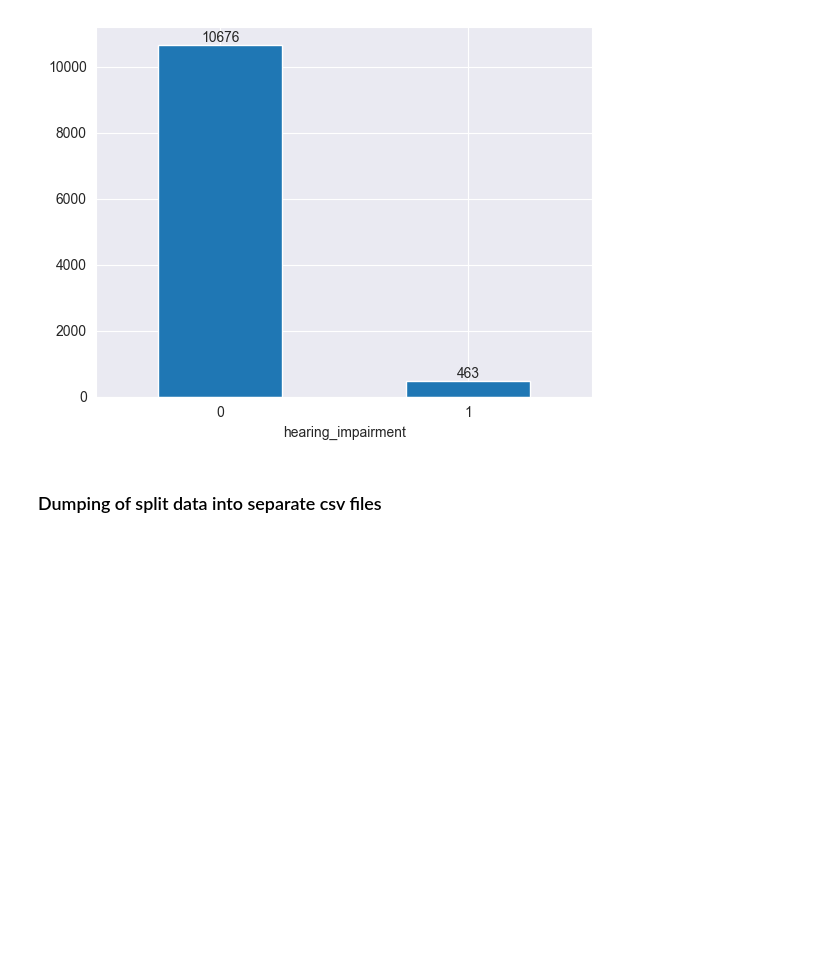
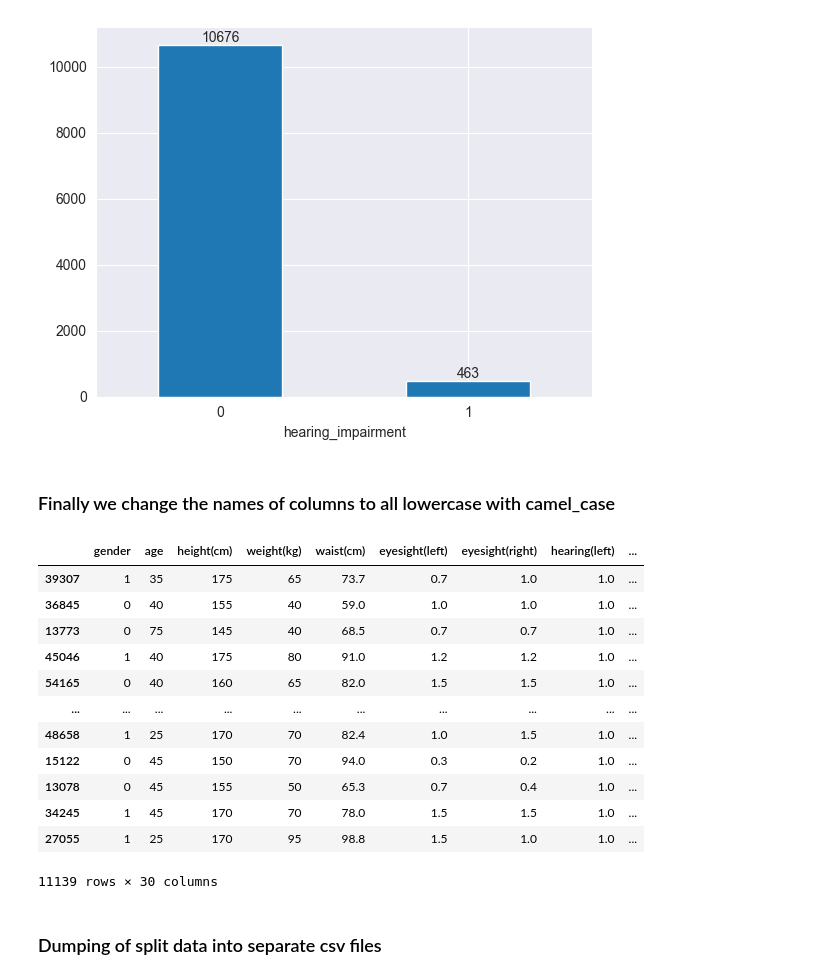
Before and after one commit to balooooooooo/machine_learning_1_coursework, a Jupyter notebook: supervised_preprocessing.ipynb, the cells around one changed output. Saved outputs shown, nothing was run; the diff lists cells and outputs as text; code cells hidden in the pictures; blank space fills up the shorter version.

```diff
--- a/supervised_preprocessing.ipynb
+++ b/supervised_preprocessing.ipynb
@@ -6,7 +6,7 @@ from IPython.display import display
 import matplotlib.pyplot as plt
 import seaborn as sns
 import numpy as np
-smoking_data = pd.read_csv("data/smoking.csv")
+smoking_data = pd.read_csv("source_data/smoking.csv")
 smoking_data
 # %% [output]
 |  | ID | gender | age | height(cm) | weight(kg) | waist(cm) | eyesight(left) | eyesight(right) | ... |
@@ -218,6 +218,33 @@ get_hearing_impairment(train)
 get_hearing_impairment(test)
 # %% [output]
 [figure]
+# %% [markdown]
+### Finally we change the names of columns to all lowercase with camel_case
+# %%
+train.rename(columns = str.lower, inplace= True)
+train.rename(columns = str.strip, inplace= True)
+train.rename(columns=lambda s: s.replace(" ", "_"), inplace=True)
+train
+
+
+test.rename(columns = str.lower, inplace= True)
+test.rename(columns = str.strip, inplace= True)
+test.rename(columns=lambda s: s.replace(" ", "_"), inplace=True)
+test
+# %% [output]
+|  | gender | age | height(cm) | weight(kg) | waist(cm) | eyesight(left) | eyesight(right) | hearing(left) | ... |
+| 39307 | 1 | 35 | 175 | 65 | 73.7 | 0.7 | 1.0 | 1.0 | ... |
+| 36845 | 0 | 40 | 155 | 40 | 59.0 | 1.0 | 1.0 | 1.0 | ... |
+| 13773 | 0 | 75 | 145 | 40 | 68.5 | 0.7 | 0.7 | 1.0 | ... |
+| 45046 | 1 | 40 | 175 | 80 | 91.0 | 1.2 | 1.2 | 1.0 | ... |
+| 54165 | 0 | 40 | 160 | 65 | 82.0 | 1.5 | 1.5 | 1.0 | ... |
+| ... | ... | ... | ... | ... | ... | ... | ... | ... | ... |
+| 48658 | 1 | 25 | 170 | 70 | 82.4 | 1.0 | 1.5 | 1.0 | ... |
+| 15122 | 0 | 45 | 150 | 70 | 94.0 | 0.3 | 0.2 | 1.0 | ... |
+| 13078 | 0 | 45 | 155 | 50 | 65.3 | 0.7 | 0.4 | 1.0 | ... |
+| 34245 | 1 | 45 | 170 | 70 | 78.0 | 1.5 | 1.5 | 1.0 | ... |
+| 27055 | 1 | 25 | 170 | 95 | 98.8 | 1.5 | 1.0 | 1.0 | ... |
+11139 rows × 30 columns
 # %% [markdown]
 ### Dumping of split data into separate csv files
 # %%
```
Also changed, not shown: 6 other files.
